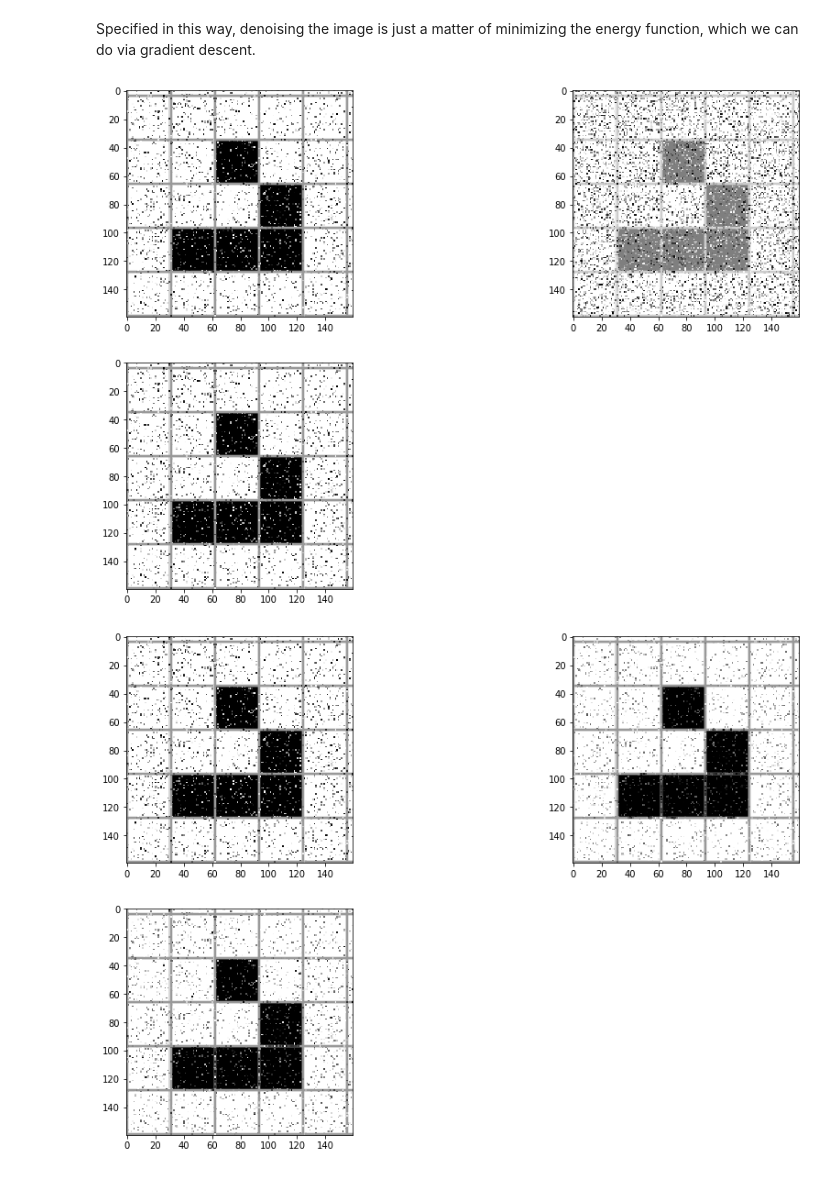
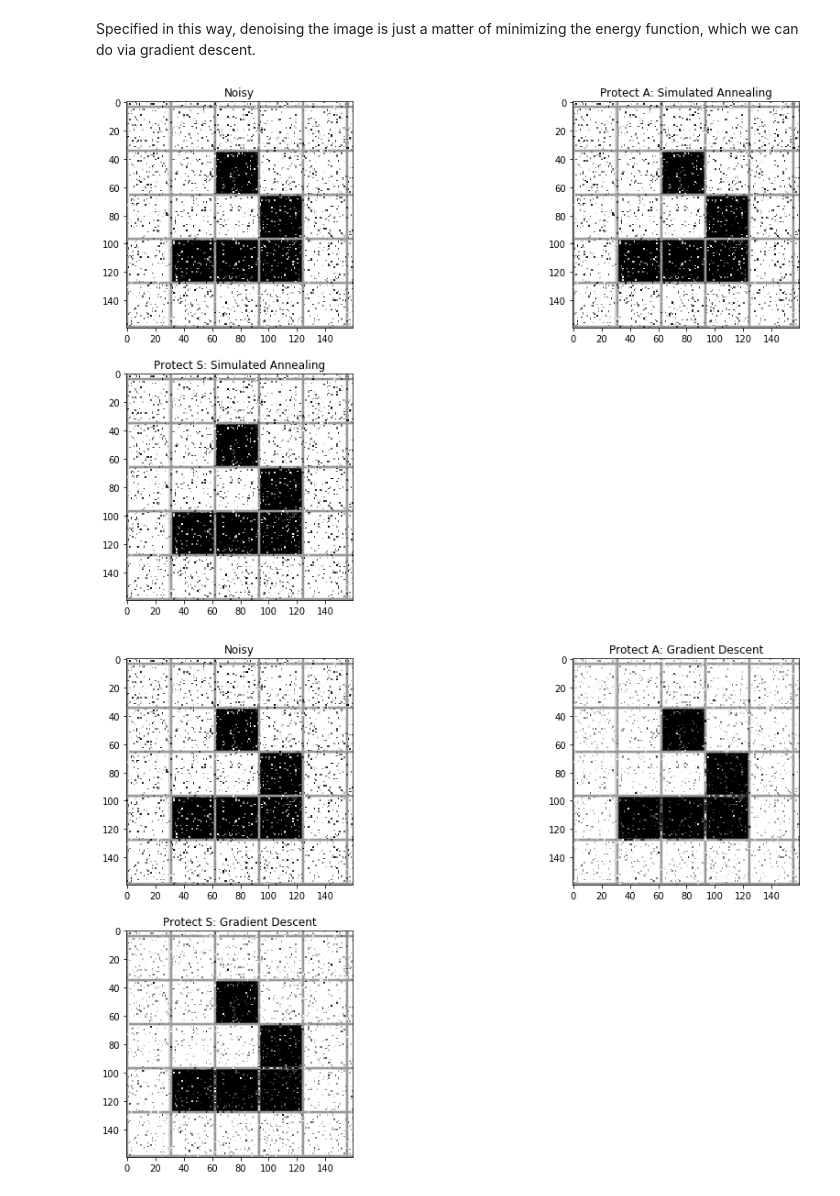
Before and after one commit to brennanmcfarland/pgm, a Jupyter notebook: Homework 2 Excercise 3.ipynb, the cells around one changed output. Cells and saved outputs as stored; diff of their text form; code cells hidden in the pictures.

Commit message:
just needs text description polishing and possibly increasing denoising amount for grad descent

```diff
--- a/Homework 2 Excercise 3.ipynb
+++ b/Homework 2 Excercise 3.ipynb
@@ -74,3 +83,9 @@ Specified in this way, denoising the image is just a matter of minimizing the en
+# %%
+# map greyscale values from [0, 1] to [-1, 1]
+def denormalize(img):
+    for r in range(len(img)):
+            for c in range(len(img[r])):
+                img[r][c] = img[r][c]*2.0-1.0
 # %%
 showproc_steps = 10
 def denoise(imnsy, efunc, algorithm, showproc = False):
@@ -80,44 +95,47 @@ def denoise(imnsy, efunc, algorithm, showproc = False):
         plt.title('Noisy Image')
         plt.show()
     return algorithm(imnsy, efunc, showproc)
+# %%
+def display_intermediate_image(title):
+    plt.imshow(imrec, cmap='gray')
+    plt.title(title)
+    plt.show()
 # %%
 def simulated_annealing(imnsy, efunc, showproc = False):
     imrec = imnsy.copy()
+    denormalize(imnsy)
+    denormalize(imrec)
     # set initial temp and delta temp
     T = .5
     dT = .01
-    i = 1 # TODO: remove this
+    i = 0
     while T > 0:
         i += 1
         # calculate energy function (gradient can be ignored)
         E, dE = efunc(imrec, imnsy)
         imrec_temp = imrec.copy()
         # randomly set a bunch of pixels, and make that the new state if it lowers the energy function
-        # TODO: why is it going to black sometimes?
         index = np.random.rand(*imnsy.shape)
         for r in range(len(imrec)):
             for c in range(len(imrec[r])):
                 if index[r][c] < nratio:
                     imrec_temp[r][c] = np.random.uniform(black_value, white_value)
-        # imrec_temp[np.random.uniform() < .1] = np.random.uniform(black_value, white_value) # change .1 to the variable val of nratio
         newE, newdE = efunc(imrec_temp, imnsy)
         if newE < E:
             imrec = imrec_temp
 
         if showproc and i%showproc_steps == 0:
-            plt.imshow(imrec, cmap='gray')
-            plt.title('Recovered Image (Iter-%d)' % i)
-            plt.show()
+            display_intermediate_image('Recovered Image (Iter-%d)' % i)
         T -= dT
+    normalize(imnsy)
+    normalize(imrec)
     return imrec
 # %%
 def gradient_descent(imnsy, efunc, showproc = False):
     # initialize recoverred image as noisy image
     imrec = imnsy.copy()
-    # map from [0, 1] to [-1, 1]
-    for r in range(len(imrec)):
-            for c in range(len(imrec[r])):
-                imrec[r][c] = imrec[r][c]*2.0-1.0
+    denormalize(imnsy)
+    denormalize(imrec)
     # calculate energy function and its gradients
     E, dE = efunc(imrec, imnsy)
     # initialize temporal energy and iteration count
@@ -137,13 +155,9 @@ def gradient_descent(imnsy, efunc, showproc = False):
         i += 1
         # show revised image
         if showproc and i%showproc_steps == 0:
-            plt.imshow(imrec, cmap='gray')
-            plt.title('Recovered Image (Iter-%d)' % i)
-            plt.show()
-    # map from [-1, 1] to [0, 1]
-    for r in range(len(imrec)):
-            for c in range(len(imrec[r])):
-                imrec[r][c] = (imrec[r][c]+1.0)/2.0
+            display_intermediate_image('Recovered Image (Iter-%d)' % i)
+    normalize(imnsy)
+    normalize(imrec)
     # return recovered image
     return imrec
 # %%
@@ -198,23 +212,23 @@ def extendEnergyFunction(hidden, observation,
 # %%
 medFilterProtectA = lambda hidden, observation: extendEnergyFunction(hidden, observation,
                                                                      alpha=0.1, beta=1, gamma=0.1,
                                                                      phi=0, sigma=0, eta=0)
 
 medFilterProtectS = lambda hidden, observation: extendEnergyFunction(hidden, observation,
                                                                      alpha=0, beta=1, gamma=0.1,
                                                                      phi=0, sigma=0.1, eta=0)
 
 # denoise image with new energy functions
 imrecMedProtectA = denoise(imnsy, medFilterProtectA, simulated_annealing)
 imrecMedProtectS = denoise(imnsy, medFilterProtectS, simulated_annealing)
 
 # compare result from different median filters
-showimgs(imnsy, imrecMedProtectA, imrecMedProtectS)
+showimgs(imnsy, "Noisy", imrecMedProtectA, "Protect A: Simulated Annealing", imrecMedProtectS, "Protect S: Simulated Annealing")
 
 # and compare that with gradient descent
 imrecMedProtectAGradDesc = denoise(imnsy, medFilterProtectA, gradient_descent)
 imrecMedProtectSGradDesc = denoise(imnsy, medFilterProtectS, gradient_descent)
-showimgs(imnsy, imrecMedProtectAGradDesc, imrecMedProtectSGradDesc)
+showimgs(imnsy, "Noisy", imrecMedProtectAGradDesc, "Protect A: Gradient Descent", imrecMedProtectSGradDesc, "Protect S: Gradient Descent")
 # %% [output]
-[figure, old version]
+[figure, new version]
-[figure, old version]
+[figure, new version]
```
Also changed, not shown: parts of 6 cells of this notebook.
